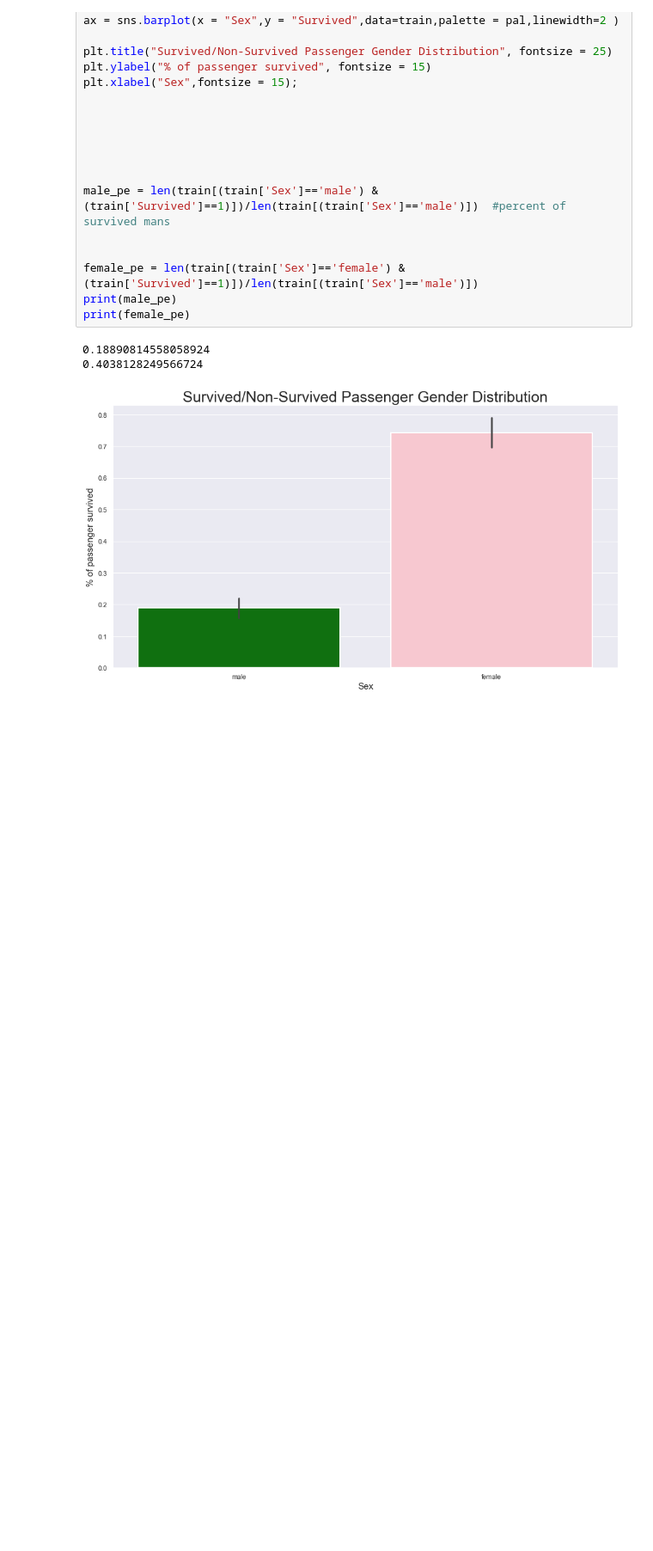
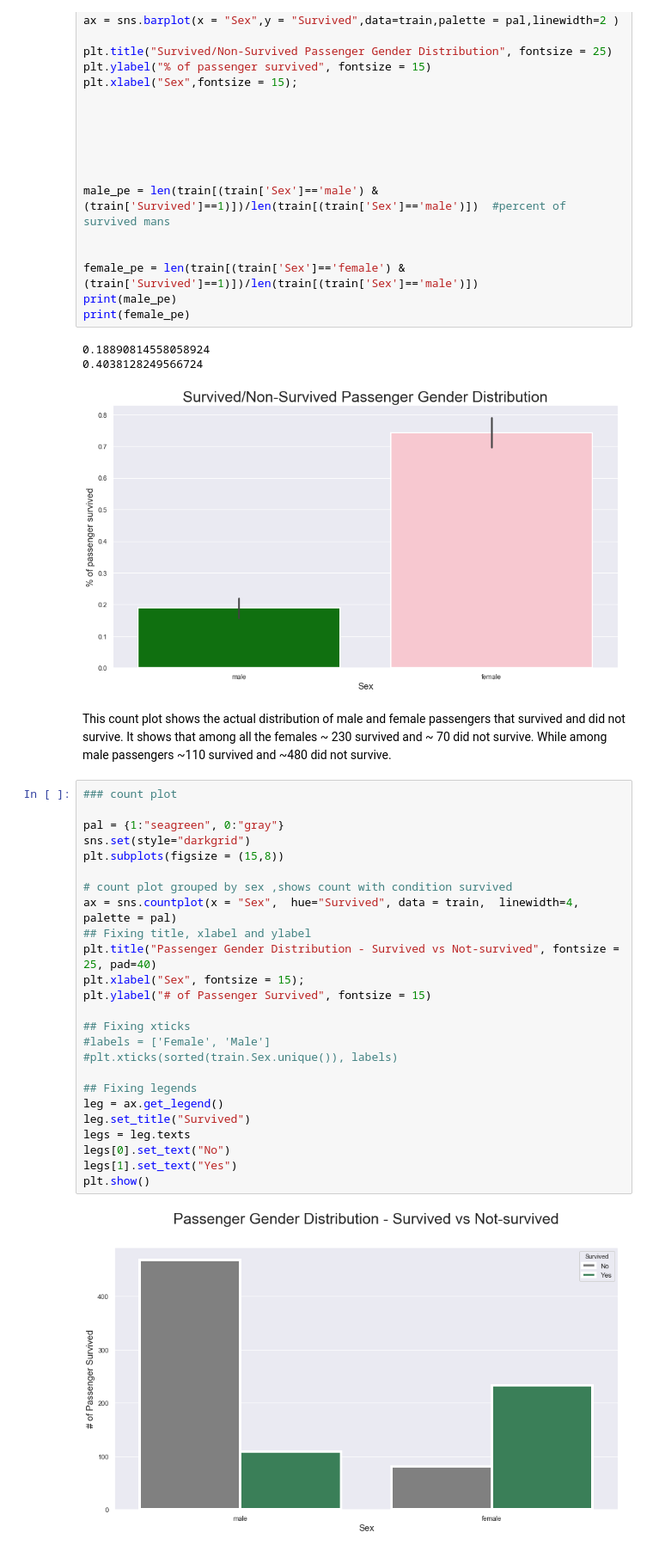
Before and after one commit to daodavid/titanic-exploration-data-science-project, a Jupyter notebook: projects-ds/Untitled1.ipynb, the cells around one changed output. Shown: that part at 86% size. Cells and saved outputs as stored; diff of their text form; blank space fills up the shorter version.

```diff
--- a/projects-ds/Untitled1.ipynb
+++ b/projects-ds/Untitled1.ipynb
@@ -1039,3 +1039,32 @@ print(female_pe)
 0.18890814558058924
 0.4038128249566724
 [figure]
+# %% [markdown]
+This count plot shows the actual distribution of male and female passengers that survived and did not survive. It shows that among all the females ~ 230 survived and ~ 70 did not survive. While among male passengers ~110 survived and ~480 did not survive.
+# %%
+### count plot
+
+pal = {1:"seagreen", 0:"gray"}
+sns.set(style="darkgrid")
+plt.subplots(figsize = (15,8))
+
+# count plot grouped by sex ,shows count with condition survived
+ax = sns.countplot(x = "Sex",  hue="Survived", data = train,  linewidth=4, palette = pal)
+## Fixing title, xlabel and ylabel
+plt.title("Passenger Gender Distribution - Survived vs Not-survived", fontsize = 25, pad=40)
+plt.xlabel("Sex", fontsize = 15);
+plt.ylabel("# of Passenger Survived", fontsize = 15)
+
+## Fixing xticks
+#labels = ['Female', 'Male']
+#plt.xticks(sorted(train.Sex.unique()), labels)
+
+## Fixing legends
+leg = ax.get_legend()
+leg.set_title("Survived")
+legs = leg.texts
+legs[0].set_text("No")
+legs[1].set_text("Yes")
+plt.show()
+# %% [output]
+[figure, added]
```
Also changed, not shown: parts of 14 cells of this notebook.
